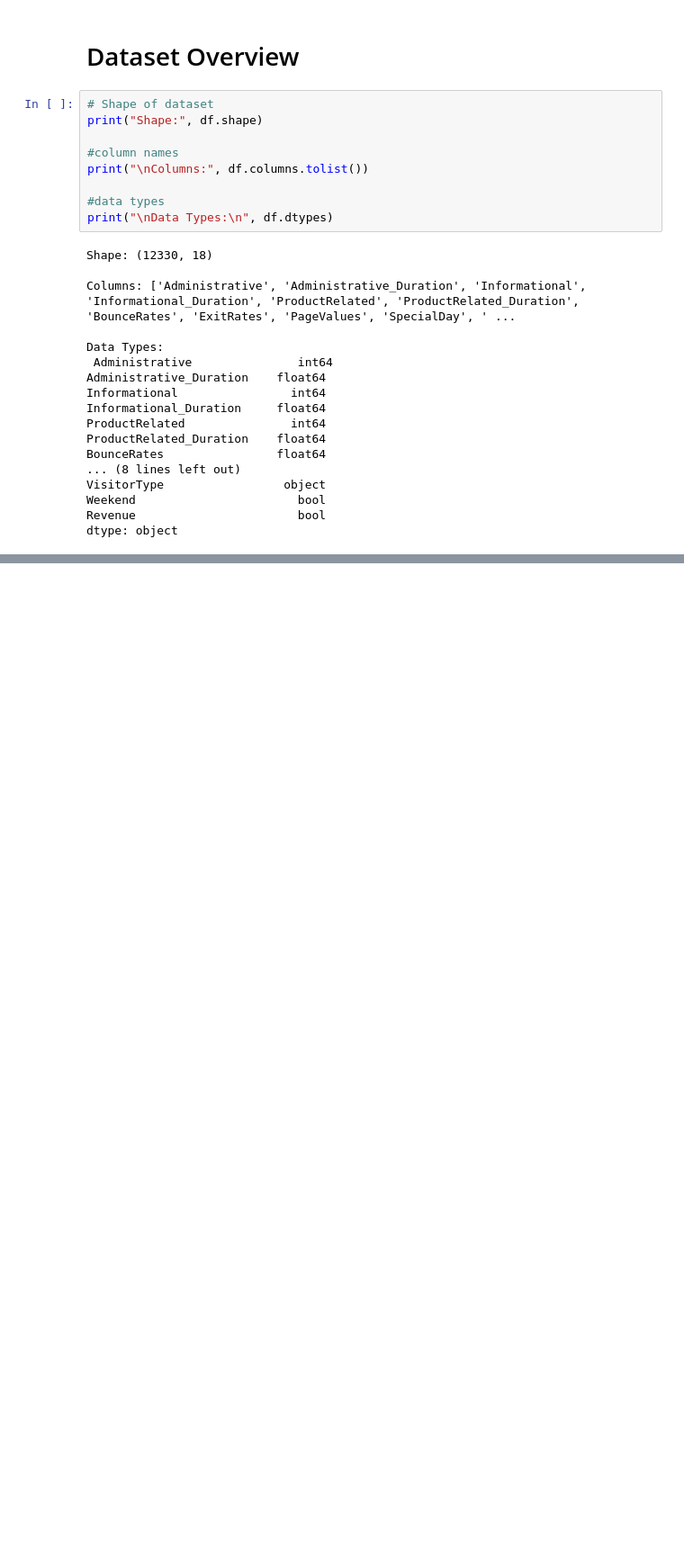
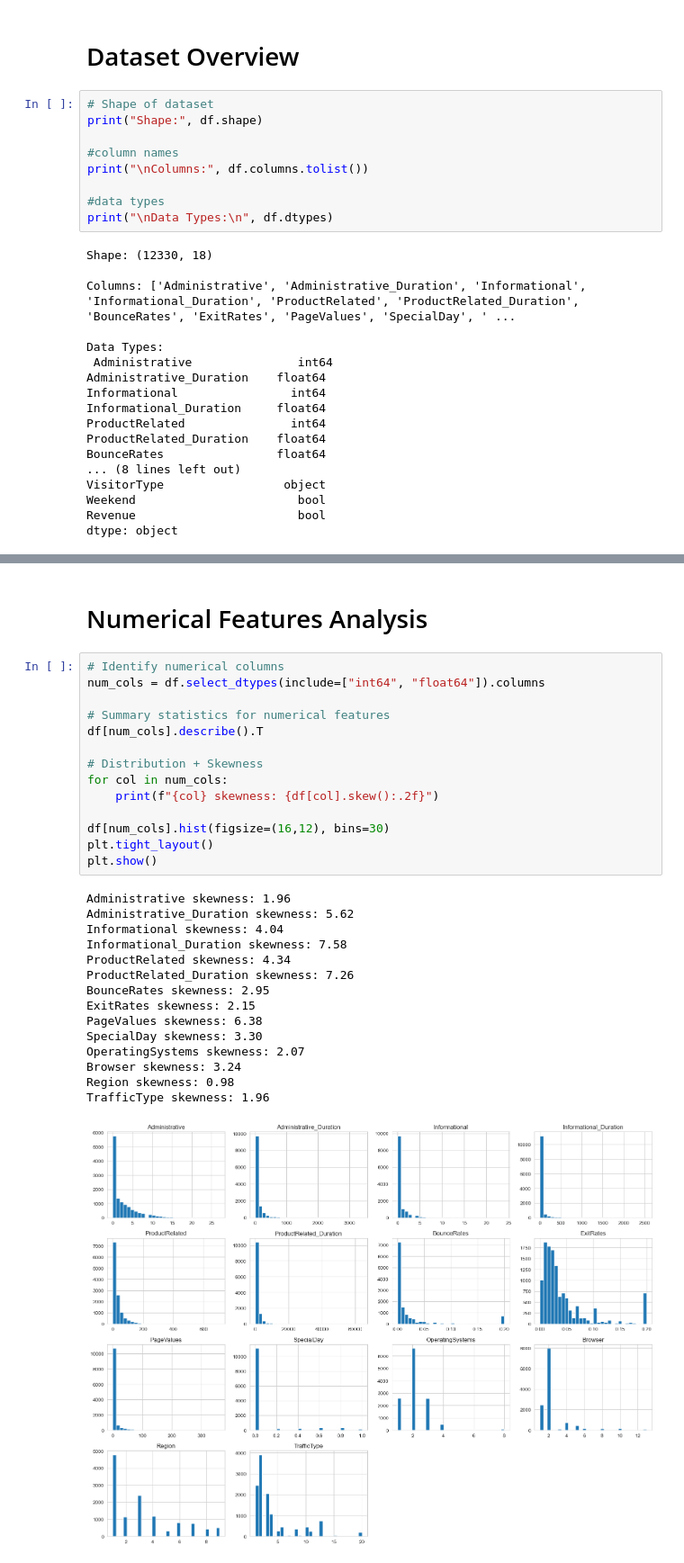
Before and after one commit to Lqvy/Project-Decisions, a Jupyter notebook: Online_Purchase_/notebooks/eda.ipynb, the cells around one changed output, grey strips where cells are left out. Shown at 90% size. Drawn from its saved outputs; the diff is of its cells as text; blank space fills up the shorter version.

```diff
--- a/Online_Purchase_/notebooks/eda.ipynb
+++ b/Online_Purchase_/notebooks/eda.ipynb
@@ -54,0 +98,32 @@ dtype: object
+# %% [markdown]
+# Numerical Features Analysis
+# %%
+# Identify numerical columns
+num_cols = df.select_dtypes(include=["int64", "float64"]).columns
+
+# Summary statistics for numerical features
+df[num_cols].describe().T
+
+# Distribution + Skewness
+for col in num_cols:
+    print(f"{col} skewness: {df[col].skew():.2f}")
+
+df[num_cols].hist(figsize=(16,12), bins=30)
+plt.tight_layout()
+plt.show()
+# %% [output]
+Administrative skewness: 1.96
+Administrative_Duration skewness: 5.62
+Informational skewness: 4.04
+Informational_Duration skewness: 7.58
+ProductRelated skewness: 4.34
+ProductRelated_Duration skewness: 7.26
+BounceRates skewness: 2.95
+ExitRates skewness: 2.15
+PageValues skewness: 6.38
+SpecialDay skewness: 3.30
+OperatingSystems skewness: 2.07
+Browser skewness: 3.24
+Region skewness: 0.98
+TrafficType skewness: 1.96
+[figure, added]
```
Also changed, not shown: parts of 12 cells of this notebook.
